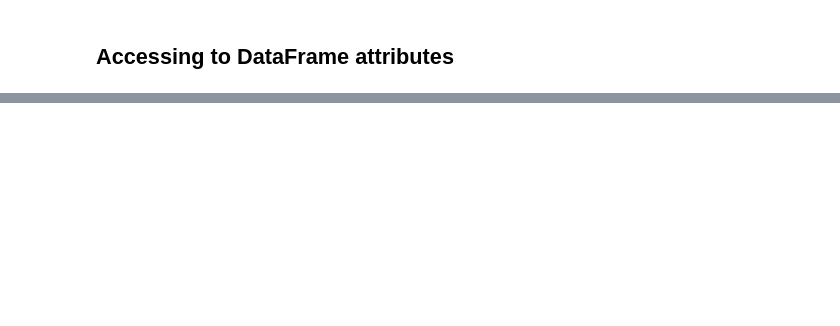
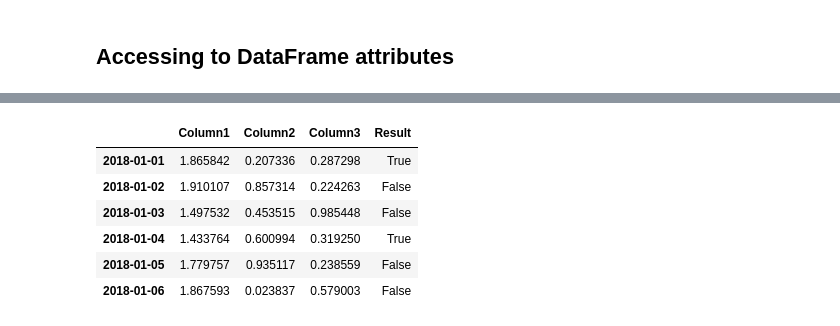
Before and after one commit to fsquillace/notebooks, a Jupyter notebook: tutorials/panda-basics.ipynb, the cells around one changed output, grey strips where cells are left out. Drawn from its saved outputs; the diff is of its cells as text; code cells hidden in the pictures; blank space fills up the shorter version.

```diff
--- a/panda-basics.ipynb
+++ b/tutorials/panda-basics.ipynb
@@ -226,0 +239,12 @@ Index(['Column1', 'Column2', 'Column3', 'Result'], dtype='object')
+# %%
+# Increment Column1 by one
+main_df['Column1'] = main_df['Column1'].apply(lambda x: x + 1)
+main_df
+# %% [output]
+|  | Column1 | Column2 | Column3 | Result |
+| 2018-01-01 | 1.865842 | 0.207336 | 0.287298 | True |
+| 2018-01-02 | 1.910107 | 0.857314 | 0.224263 | False |
+| 2018-01-03 | 1.497532 | 0.453515 | 0.985448 | False |
+| 2018-01-04 | 1.433764 | 0.600994 | 0.319250 | True |
+| 2018-01-05 | 1.779757 | 0.935117 | 0.238559 | False |
+| 2018-01-06 | 1.867593 | 0.023837 | 0.579003 | False |
```
Also changed, not shown: parts of 11 cells of this notebook, 10 other files.
